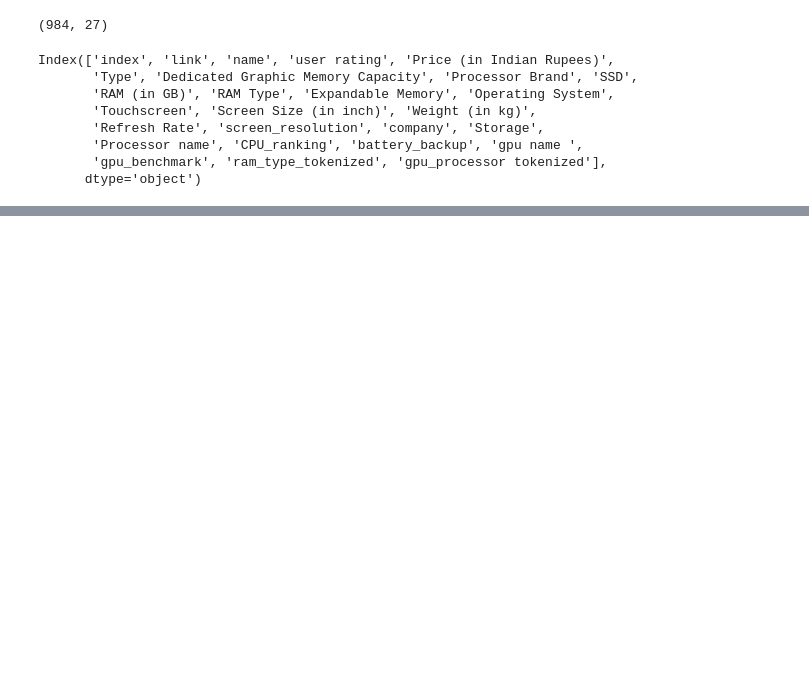
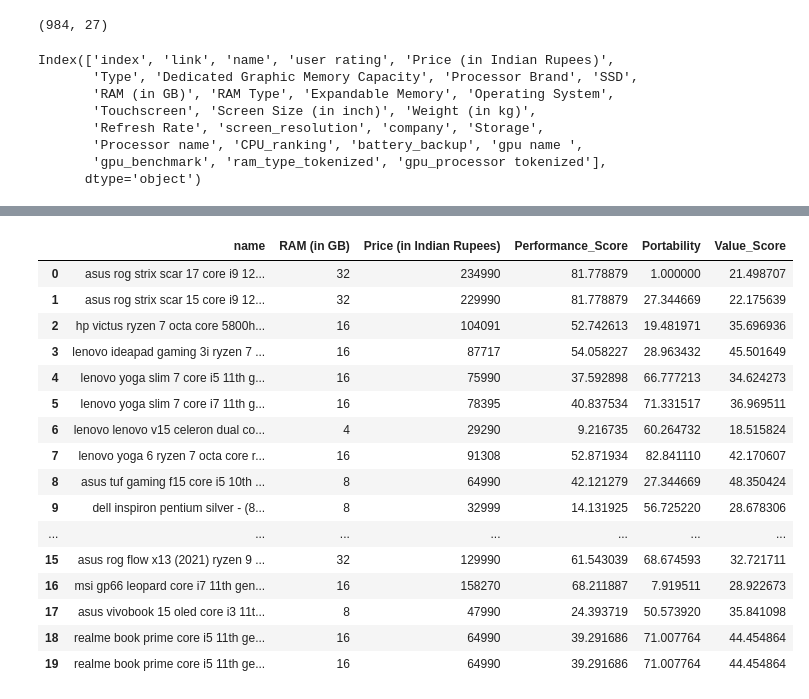
Before and after one commit to ManishG04/LaptopGPT, a Jupyter notebook: data/dataClean.ipynb, the cells around one changed output, grey strips where cells are left out. Cells and saved outputs as stored; diff of their text form; code cells hidden in the pictures; blank space fills up the shorter version.

```diff
--- a/data/dataClean.ipynb
+++ b/data/dataClean.ipynb
@@ -27,0 +330,20 @@ Index(['index', 'link', 'name', 'user rating', 'Price (in Indian Rupees)',
+# %%
+df[['name','RAM (in GB)','Price (in Indian Rupees)','Performance_Score', 'Portability', 'Value_Score']].head(20)
+# %% [output]
+|  | name | RAM (in GB) | Price (in Indian Rupees) | Performance_Score | Portability | Value_Score |
+| 0 | asus rog strix scar 17 core i9 12... | 32 | 234990 | 81.778879 | 1.000000 | 21.498707 |
+| 1 | asus rog strix scar 15 core i9 12... | 32 | 229990 | 81.778879 | 27.344669 | 22.175639 |
+| 2 | hp victus ryzen 7 octa core 5800h... | 16 | 104091 | 52.742613 | 19.481971 | 35.696936 |
+| 3 | lenovo ideapad gaming 3i ryzen 7 ... | 16 | 87717 | 54.058227 | 28.963432 | 45.501649 |
+| 4 | lenovo yoga slim 7 core i5 11th g... | 16 | 75990 | 37.592898 | 66.777213 | 34.624273 |
+| 5 | lenovo yoga slim 7 core i7 11th g... | 16 | 78395 | 40.837534 | 71.331517 | 36.969511 |
+| 6 | lenovo lenovo v15 celeron dual co... | 4 | 29290 | 9.216735 | 60.264732 | 18.515824 |
+| 7 | lenovo yoga 6 ryzen 7 octa core r... | 16 | 91308 | 52.871934 | 82.841110 | 42.170607 |
+| 8 | asus tuf gaming f15 core i5 10th ... | 8 | 64990 | 42.121279 | 27.344669 | 48.350424 |
+| 9 | dell inspiron pentium silver - (8... | 8 | 32999 | 14.131925 | 56.725220 | 28.678306 |
+| ... | ... | ... | ... | ... | ... | ... |
+| 15 | asus rog flow x13 (2021) ryzen 9 ... | 32 | 129990 | 61.543039 | 68.674593 | 32.721711 |
+| 16 | msi gp66 leopard core i7 11th gen... | 16 | 158270 | 68.211887 | 7.919511 | 28.922673 |
+| 17 | asus vivobook 15 oled core i3 11t... | 8 | 47990 | 24.393719 | 50.573920 | 35.841098 |
+| 18 | realme book prime core i5 11th ge... | 16 | 64990 | 39.291686 | 71.007764 | 44.454864 |
+| 19 | realme book prime core i5 11th ge... | 16 | 64990 | 39.291686 | 71.007764 | 44.454864 |
```
Also changed, not shown: parts of 43 cells of this notebook, 8 other files.
